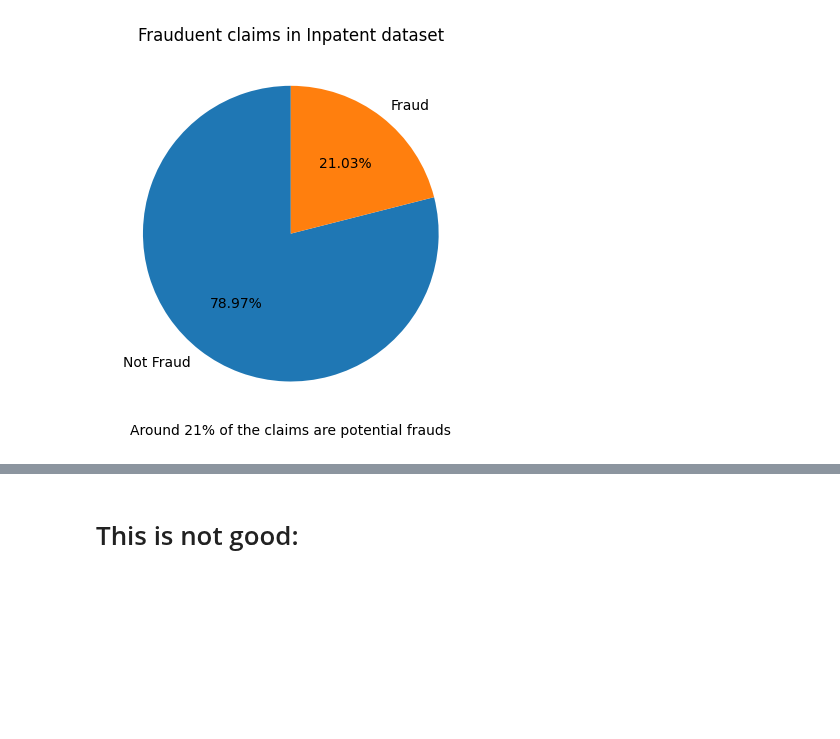
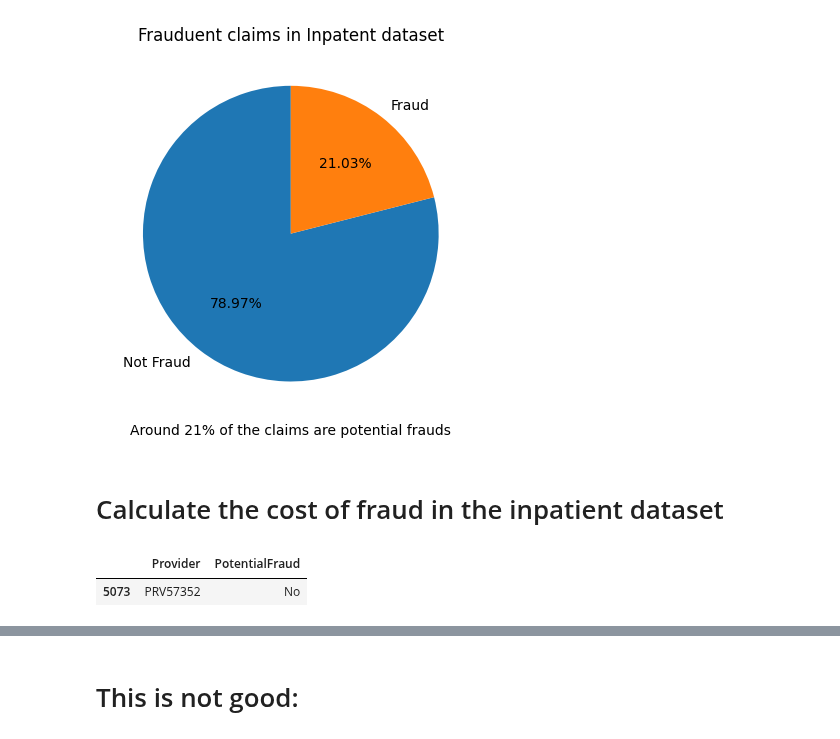
Before and after one commit to ChTomer/MyCapstone, a Jupyter notebook: HealthCareFraudProjectPitch/2inpatiant.ipynb, the cells around one changed output, grey strips where cells are left out. Saved outputs shown, nothing was run; the diff lists cells and outputs as text; code cells hidden in the pictures; blank space fills up the shorter version.

```diff
--- a/HealthCareFraudProjectPitch/2inpatiant.ipynb
+++ b/HealthCareFraudProjectPitch/2inpatiant.ipynb
@@ -750,3 +750,11 @@ plt.xlabel('Around 21% of the claims are potential frauds')
 plt.show()
 # %% [output]
 [figure]
+# %% [markdown]
+# Calculate the cost of fraud in the inpatient dataset
+# %%
+train_df = pd.read_csv('../Healthcare Provider Fraud Detection Analysis/Train-1542865627584.csv').rename(columns=clear_cols)
+train_df.sample()
+# %% [output]
+|  | Provider | PotentialFraud |
+| 5073 | PRV57352 | No |
```
Also changed, not shown: parts of 9 cells of this notebook, 2 other files.
